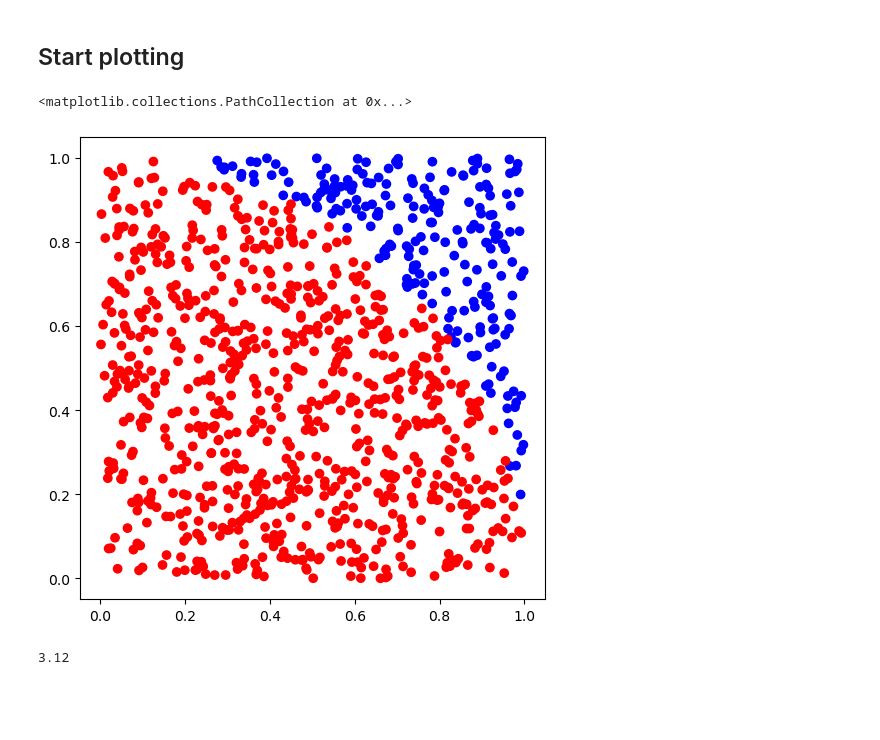
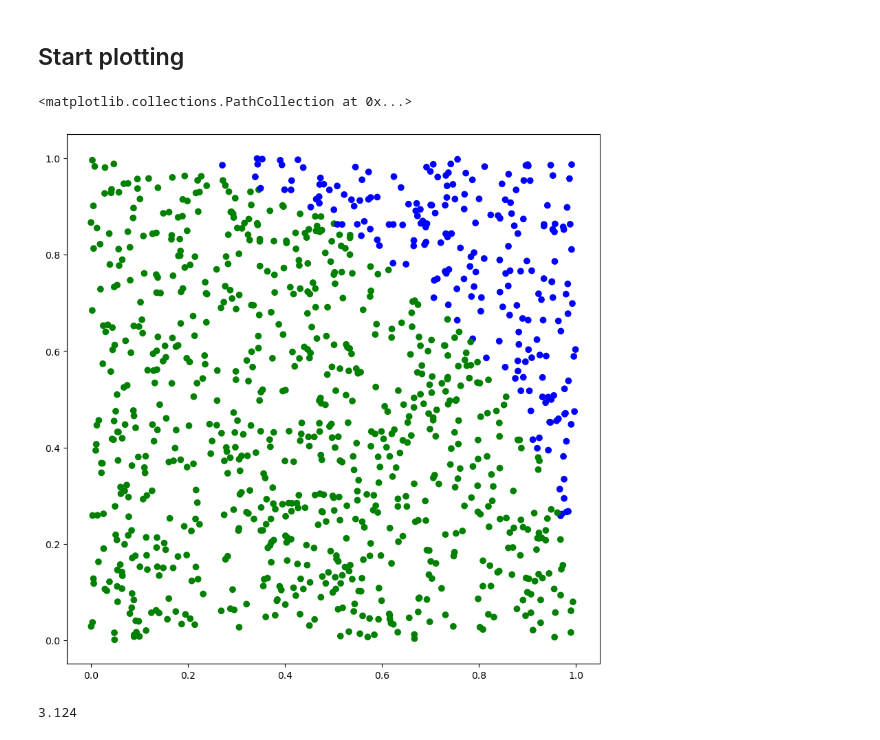
Before and after one commit to yelizy/jupyterlab-demo, a Jupyter notebook: dart_pi.ipynb, the cells around one changed output. Cells and saved outputs as stored; diff of their text form; code cells hidden in the pictures; blank space fills up the shorter version.

```diff
--- a/dart_pi.ipynb
+++ b/dart_pi.ipynb
@@ -29,7 +29,7 @@ for _ in range(num_points):
     x, y = random.random(), random.random()
     if x*x + y*y < 1.0:
         hits += 1
-        points.append((x, y, "red"))
+        points.append((x, y, "green"))
     else:
         points.append((x, y, "blue"))
 # %% [markdown]
@@ -37,20 +37,20 @@ for _ in range(num_points):
 # %%
 # unzip points into 3 lists
 x, y, colors = zip(*points)
 
 # define figure dimensions
 fig, ax = plt.subplots()
-fig.set_size_inches(6.0, 6.0)
+fig.set_size_inches(10.0, 10.0)
 
 # plot results
 ax.scatter(x, y, c=colors)
 # %% [output]
 <matplotlib.collections.PathCollection at 0x...>
-[figure, old version]
+[figure, new version]
 # %%
 # compute and print the estimate
 
 fraction = hits / num_points
 4 * fraction
 # %% [output]
-3.12
+3.124
```
